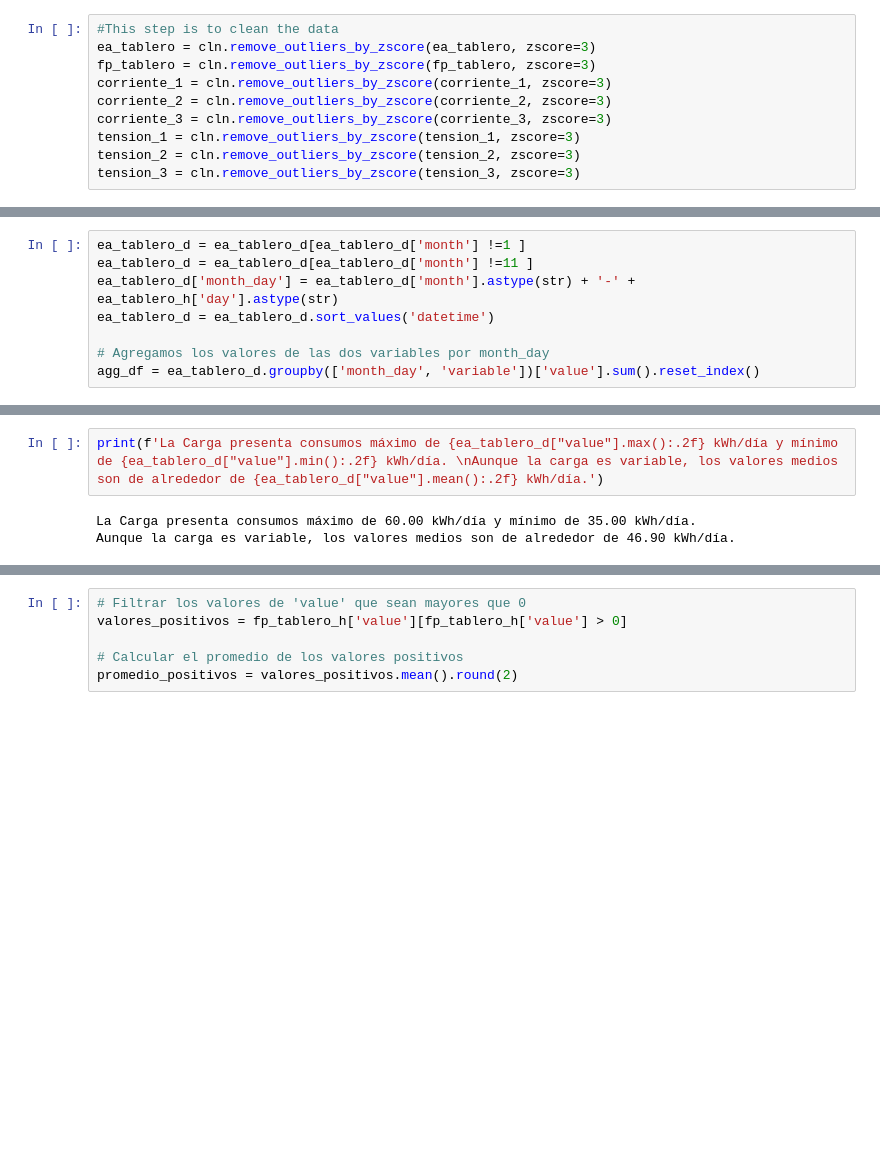
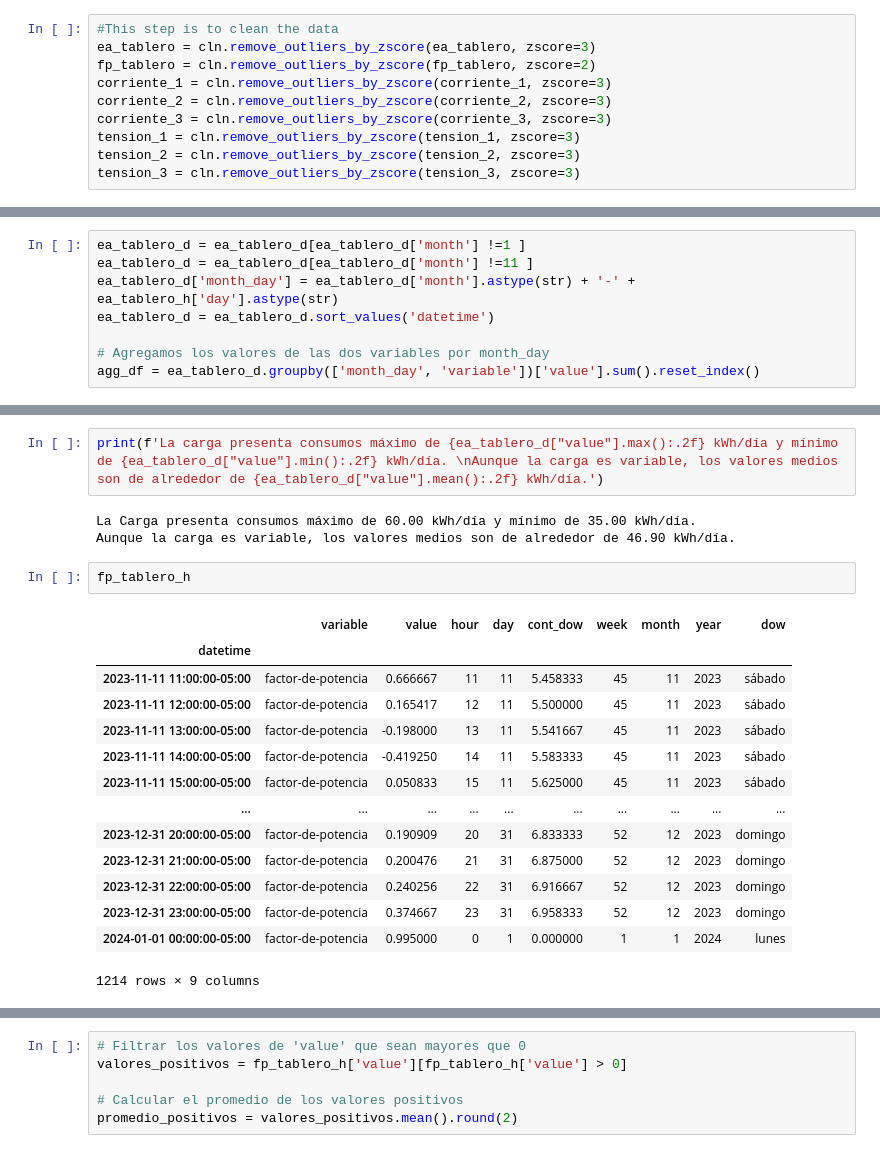
Before and after one commit to juanpa2057/Informe_Opain, a Jupyter notebook: main/_build/html/_sources/tablero control.ipynb, the cells around one changed output, grey strips where cells are left out. Cells and saved outputs as stored; diff of their text form; blank space fills up the shorter version.

```diff
--- a/main/_build/html/_sources/tablero control.ipynb
+++ b/main/_build/html/_sources/tablero control.ipynb
@@ -70,7 +70,7 @@ tension_3 = df.query("variable== 'tension-fase-l3-hvac'").copy()
 # %%
 #This step is to clean the data
 ea_tablero = cln.remove_outliers_by_zscore(ea_tablero, zscore=3)
-fp_tablero = cln.remove_outliers_by_zscore(fp_tablero, zscore=3)
+fp_tablero = cln.remove_outliers_by_zscore(fp_tablero, zscore=2)
 corriente_1 = cln.remove_outliers_by_zscore(corriente_1, zscore=3)
 corriente_2 = cln.remove_outliers_by_zscore(corriente_2, zscore=3)
 corriente_3 = cln.remove_outliers_by_zscore(corriente_3, zscore=3)
@@ -153,10 +153,27 @@ fig.show()
 [interactive output not drawn]
 [interactive output not drawn]
 # %%
-print(f'La Carga presenta consumos máximo de {ea_tablero_d["value"].max():.2f} kWh/día y mínimo de {ea_tablero_d["value"].min():.2f} kWh/día. \nAunque la carga es variable, los valores medios son de alrededor de {ea_tablero_d["value"].mean():.2f} kWh/día.')
+print(f'La carga presenta consumos máximo de {ea_tablero_d["value"].max():.2f} kWh/día y mínimo de {ea_tablero_d["value"].min():.2f} kWh/día. \nAunque la carga es variable, los valores medios son de alrededor de {ea_tablero_d["value"].mean():.2f} kWh/día.')
 # %% [output]
 La Carga presenta consumos máximo de 60.00 kWh/día y mínimo de 35.00 kWh/día.
 Aunque la carga es variable, los valores medios son de alrededor de 46.90 kWh/día.
+# %%
+fp_tablero_h
+# %% [output]
+|  | variable | value | hour | day | cont_dow | week | month | year | dow |
+| datetime |  |  |  |  |  |  |  |  |  |
+| 2023-11-11 11:00:00-05:00 | factor-de-potencia | 0.666667 | 11 | 11 | 5.458333 | 45 | 11 | 2023 | sábado |
+| 2023-11-11 12:00:00-05:00 | factor-de-potencia | 0.165417 | 12 | 11 | 5.500000 | 45 | 11 | 2023 | sábado |
+| 2023-11-11 13:00:00-05:00 | factor-de-potencia | -0.198000 | 13 | 11 | 5.541667 | 45 | 11 | 2023 | sábado |
+| 2023-11-11 14:00:00-05:00 | factor-de-potencia | -0.419250 | 14 | 11 | 5.583333 | 45 | 11 | 2023 | sábado |
+| 2023-11-11 15:00:00-05:00 | factor-de-potencia | 0.050833 | 15 | 11 | 5.625000 | 45 | 11 | 2023 | sábado |
+| ... | ... | ... | ... | ... | ... | ... | ... | ... | ... |
+| 2023-12-31 20:00:00-05:00 | factor-de-potencia | 0.190909 | 20 | 31 | 6.833333 | 52 | 12 | 2023 | domingo |
+| 2023-12-31 21:00:00-05:00 | factor-de-potencia | 0.200476 | 21 | 31 | 6.875000 | 52 | 12 | 2023 | domingo |
+| 2023-12-31 22:00:00-05:00 | factor-de-potencia | 0.240256 | 22 | 31 | 6.916667 | 52 | 12 | 2023 | domingo |
+| 2023-12-31 23:00:00-05:00 | factor-de-potencia | 0.374667 | 23 | 31 | 6.958333 | 52 | 12 | 2023 | domingo |
+| 2024-01-01 00:00:00-05:00 | factor-de-potencia | 0.995000 | 0 | 1 | 0.000000 | 1 | 1 | 2024 | lunes |
+1214 rows × 9 columns
 # %%
 
 #fp_tablero_h['value'] = fp_tablero_h['value'].round(2)
```
Also changed, not shown: parts of 6 cells of this notebook, 19 other files.
